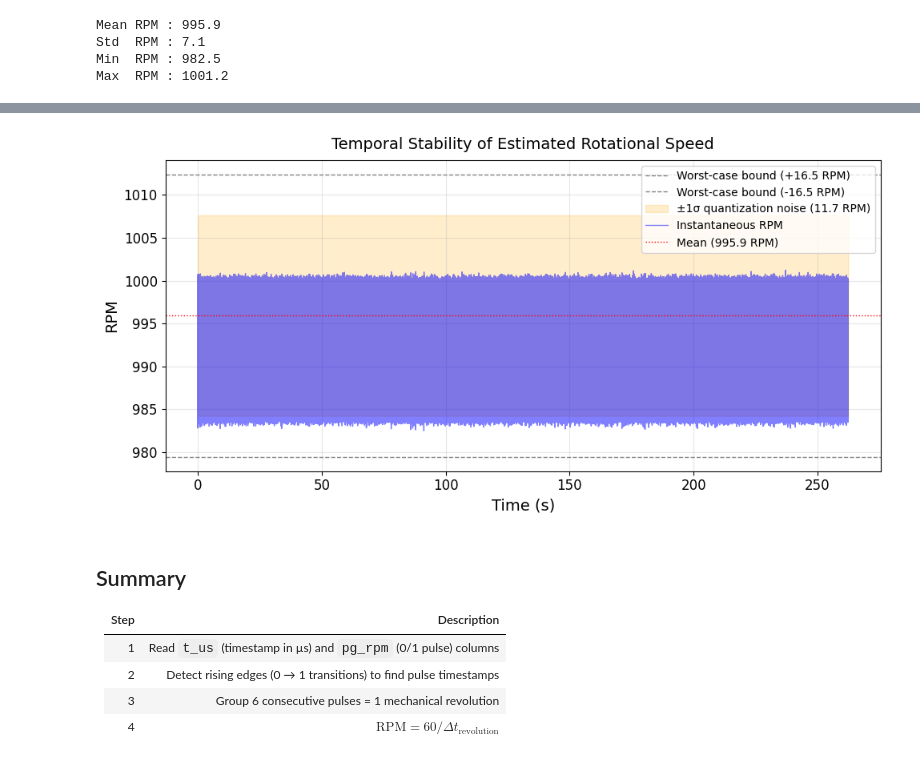
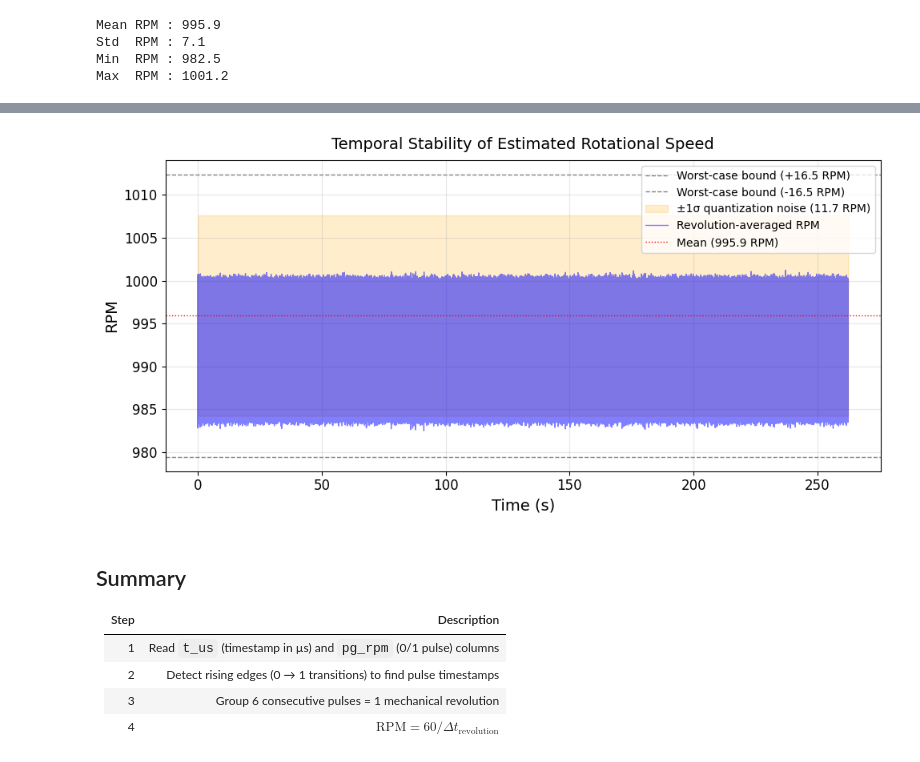
Before and after one commit to Atikas/OpenBLDCData, a Jupyter notebook: examples/RPM_calculation.ipynb, the cells around one changed output, grey strips where cells are left out. Cells and saved outputs as stored; diff of their text form; code cells hidden in the pictures.

```diff
--- a/examples/RPM_calculation.ipynb
+++ b/examples/RPM_calculation.ipynb
@@ -141,31 +144,31 @@ The figure below visualizes this temporal stability, where the red dotted line d
 # %%
 
 rms_uncertainty = 11.7
 worst_case_bound = 16.5
 
 plt.figure(figsize=(10, 5))
 plt.axhline(y=mean_rpm + worst_case_bound, color='gray', linestyle='--', linewidth=1, label=f'Worst-case bound (+{worst_case_bound} RPM)')
 plt.axhline(y=mean_rpm - worst_case_bound, color='gray', linestyle='--', linewidth=1, label=f'Worst-case bound (-{worst_case_bound} RPM)')
 plt.fill_between(rpm_times,
                  mean_rpm - rms_uncertainty,
                  mean_rpm + rms_uncertainty,
                  color='orange', alpha=0.2,
                  label=f'±1σ quantization noise ({rms_uncertainty:.1f} RPM)',
                  zorder=1)
-plt.plot(rpm_times, rpm_values, linestyle='-', color='blue', linewidth=1, alpha=0.5, label='Instantaneous RPM', zorder=2)
+plt.plot(rpm_times, rpm_values, linestyle='-', color='blue', linewidth=1, alpha=0.5, label='Revolution-averaged RPM', zorder=2)
 plt.axhline(y=mean_rpm, color='red', linestyle=':', linewidth=1, label=f'Mean ({mean_rpm:.1f} RPM)')
 
 plt.title('Temporal Stability of Estimated Rotational Speed', fontsize=14, pad=10)
 plt.xlabel('Time (s)', fontsize=14)
 plt.ylabel('RPM', fontsize=14)
 plt.gca().tick_params(axis='both', which='major', labelsize=12)
 
 plt.grid(True, alpha=0.3)
 plt.legend(loc='upper right', fontsize=10)
 plt.tight_layout()
 plt.show()
 # %% [output]
-[figure, old version]
+[figure, new version]
 # %% [markdown]
 ## Summary
 
```
Also changed, not shown: parts of 2 cells of this notebook.
